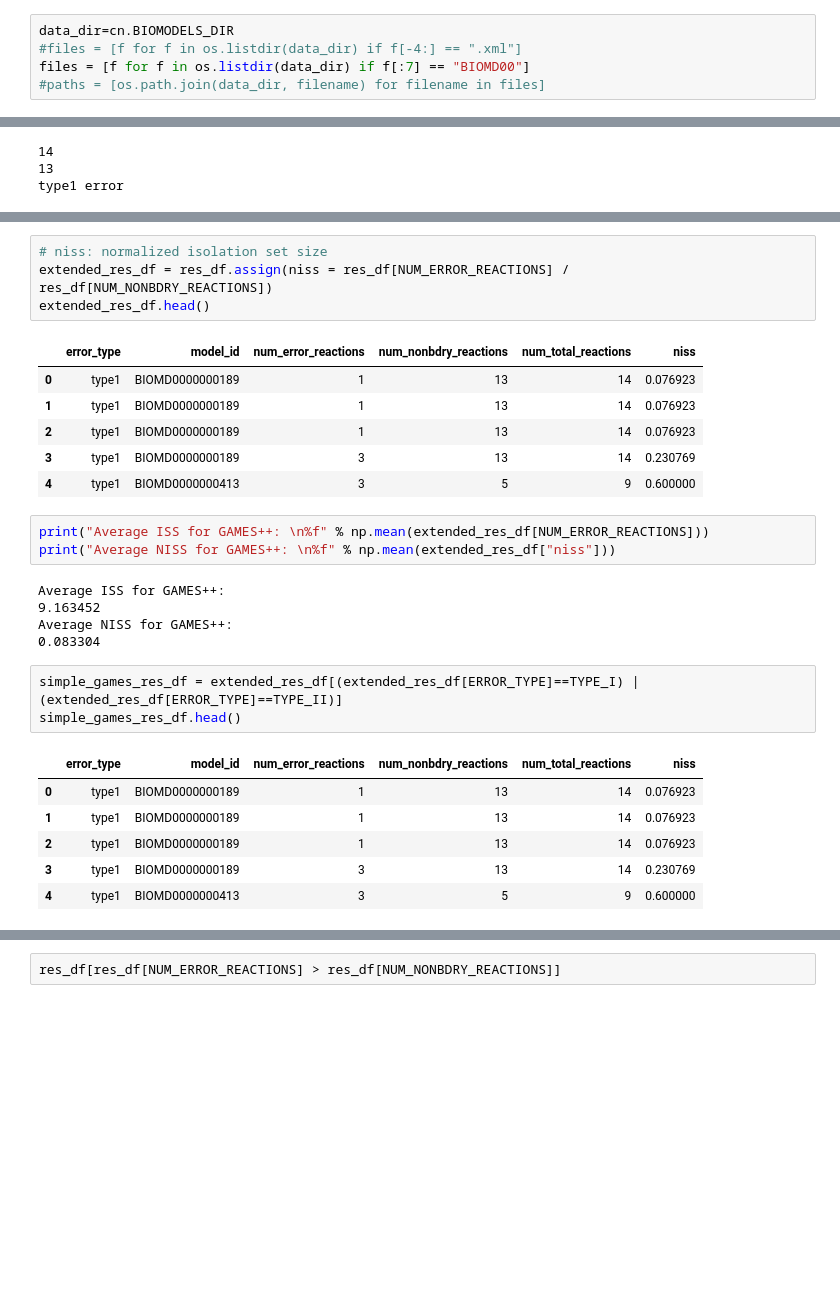
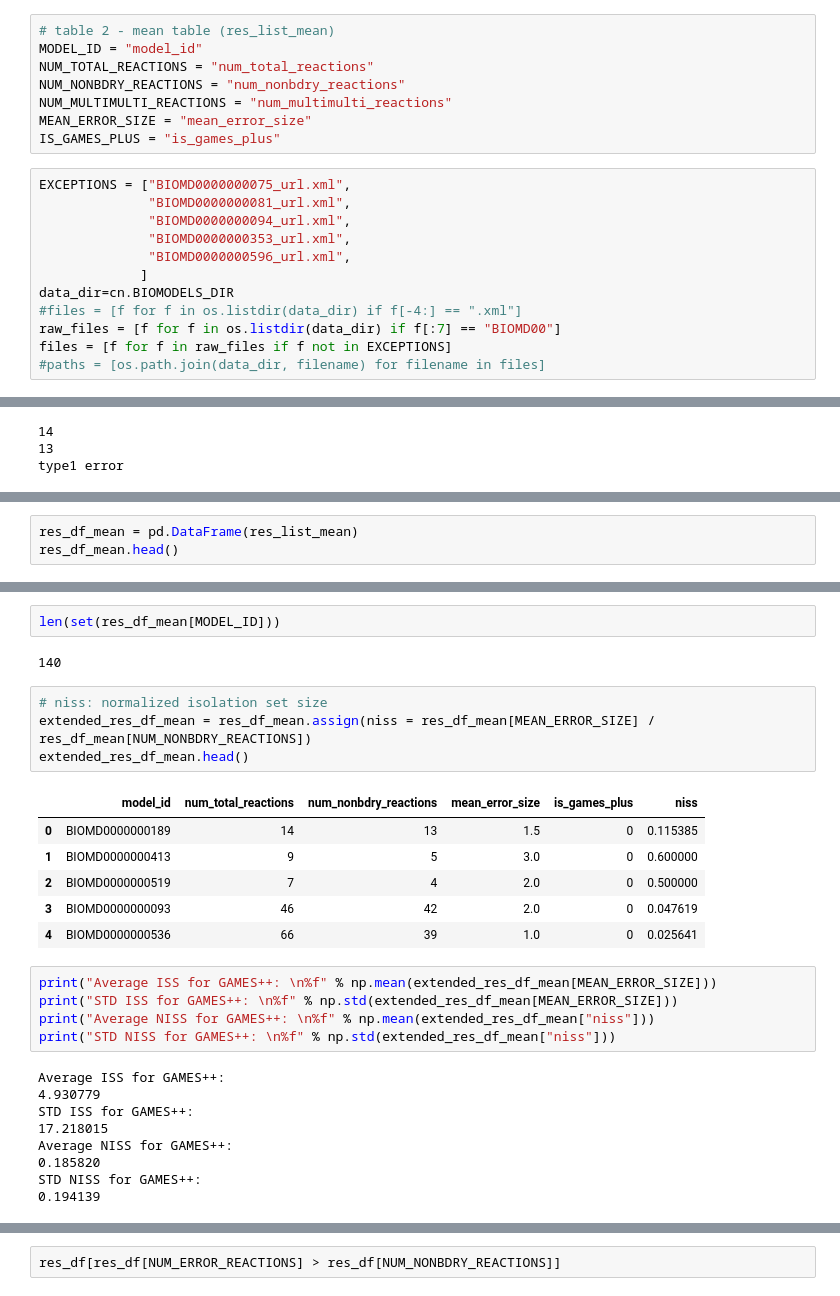
Before and after one commit to ModelEngineering/SBMLLint, a Jupyter notebook: notebook/run_report_statistics.ipynb, the cells around one changed output, grey strips where cells are left out. Cells and saved outputs as stored; diff of their text form; blank space fills up the shorter version.

Commit message:
GAMES report statistics

```diff
--- a/notebook/run_report_statistics.ipynb
+++ b/notebook/run_report_statistics.ipynb
@@ -42,10 +42,25 @@ ECHELON = "echelon"
 ERRORS = [TYPE_I, TYPE_II, TYPE_III, CANCELING, ECHELON]
 #
 NUM_ERROR_REACTIONS = "num_error_reactions"
+# %%
+# table 2 - mean table (res_list_mean)
+MODEL_ID = "model_id"
+NUM_TOTAL_REACTIONS = "num_total_reactions"
+NUM_NONBDRY_REACTIONS = "num_nonbdry_reactions"
+NUM_MULTIMULTI_REACTIONS = "num_multimulti_reactions"
+MEAN_ERROR_SIZE = "mean_error_size"
+IS_GAMES_PLUS = "is_games_plus"
 # %%
+EXCEPTIONS = ["BIOMD0000000075_url.xml",
+              "BIOMD0000000081_url.xml",
+              "BIOMD0000000094_url.xml",
+              "BIOMD0000000353_url.xml",
+              "BIOMD0000000596_url.xml",
+             ]
 data_dir=cn.BIOMODELS_DIR
 #files = [f for f in os.listdir(data_dir) if f[-4:] == ".xml"]
-files = [f for f in os.listdir(data_dir) if f[:7] == "BIOMD00"]
+raw_files = [f for f in os.listdir(data_dir) if f[:7] == "BIOMD00"]
+files = [f for f in raw_files if f not in EXCEPTIONS]
 #paths = [os.path.join(data_dir, filename) for filename in files]
 # %%
 len(files)
@@ -190,0 +175,3 @@ res_df.head()
+# %%
+res_df_mean = pd.DataFrame(res_list_mean)
+res_df_mean.head()
@@ -191,29 +185,29 @@ res_df.head()
+# %%
+len(set(res_df_mean[MODEL_ID]))
+# %% [output]
+140
 # %%
 # niss: normalized isolation set size
-extended_res_df = res_df.assign(niss = res_df[NUM_ERROR_REACTIONS] / res_df[NUM_NONBDRY_REACTIONS])
-extended_res_df.head()
+extended_res_df_mean = res_df_mean.assign(niss = res_df_mean[MEAN_ERROR_SIZE] / res_df_mean[NUM_NONBDRY_REACTIONS])
+extended_res_df_mean.head()
 # %% [output]
-|  | error_type | model_id | num_error_reactions | num_nonbdry_reactions | num_total_reactions | niss |
-| 0 | type1 | BIOMD0000000189 | 1 | 13 | 14 | 0.076923 |
-| 1 | type1 | BIOMD0000000189 | 1 | 13 | 14 | 0.076923 |
-| 2 | type1 | BIOMD0000000189 | 1 | 13 | 14 | 0.076923 |
-| 3 | type1 | BIOMD0000000189 | 3 | 13 | 14 | 0.230769 |
-| 4 | type1 | BIOMD0000000413 | 3 | 5 | 9 | 0.600000 |
+|  | model_id | num_total_reactions | num_nonbdry_reactions | mean_error_size | is_games_plus | niss |
+| 0 | BIOMD0000000189 | 14 | 13 | 1.5 | 0 | 0.115385 |
+| 1 | BIOMD0000000413 | 9 | 5 | 3.0 | 0 | 0.600000 |
+| 2 | BIOMD0000000519 | 7 | 4 | 2.0 | 0 | 0.500000 |
+| 3 | BIOMD0000000093 | 46 | 42 | 2.0 | 0 | 0.047619 |
+| 4 | BIOMD0000000536 | 66 | 39 | 1.0 | 0 | 0.025641 |
 # %%
-print("Average ISS for GAMES++: \n%f" % np.mean(extended_res_df[NUM_ERROR_REACTIONS]))
-print("Average NISS for GAMES++: \n%f" % np.mean(extended_res_df["niss"]))
+print("Average ISS for GAMES++: \n%f" % np.mean(extended_res_df_mean[MEAN_ERROR_SIZE]))
+print("STD ISS for GAMES++: \n%f" % np.std(extended_res_df_mean[MEAN_ERROR_SIZE]))
+print("Average NISS for GAMES++: \n%f" % np.mean(extended_res_df_mean["niss"]))
+print("STD NISS for GAMES++: \n%f" % np.std(extended_res_df_mean["niss"]))
 # %% [output]
 Average ISS for GAMES++:
-9.163452
+4.930779
+STD ISS for GAMES++:
+17.218015
 Average NISS for GAMES++:
-0.083304
+0.185820
+STD NISS for GAMES++:
+0.194139
-# %%
-simple_games_res_df = extended_res_df[(extended_res_df[ERROR_TYPE]==TYPE_I) | (extended_res_df[ERROR_TYPE]==TYPE_II)]
-simple_games_res_df.head()
-# %% [output]
-|  | error_type | model_id | num_error_reactions | num_nonbdry_reactions | num_total_reactions | niss |
-| 0 | type1 | BIOMD0000000189 | 1 | 13 | 14 | 0.076923 |
-| 1 | type1 | BIOMD0000000189 | 1 | 13 | 14 | 0.076923 |
-| 2 | type1 | BIOMD0000000189 | 1 | 13 | 14 | 0.076923 |
-| 3 | type1 | BIOMD0000000189 | 3 | 13 | 14 | 0.230769 |
-| 4 | type1 | BIOMD0000000413 | 3 | 5 | 9 | 0.600000 |
```
Also changed, not shown: parts of 10 cells of this notebook, 2 other files.
